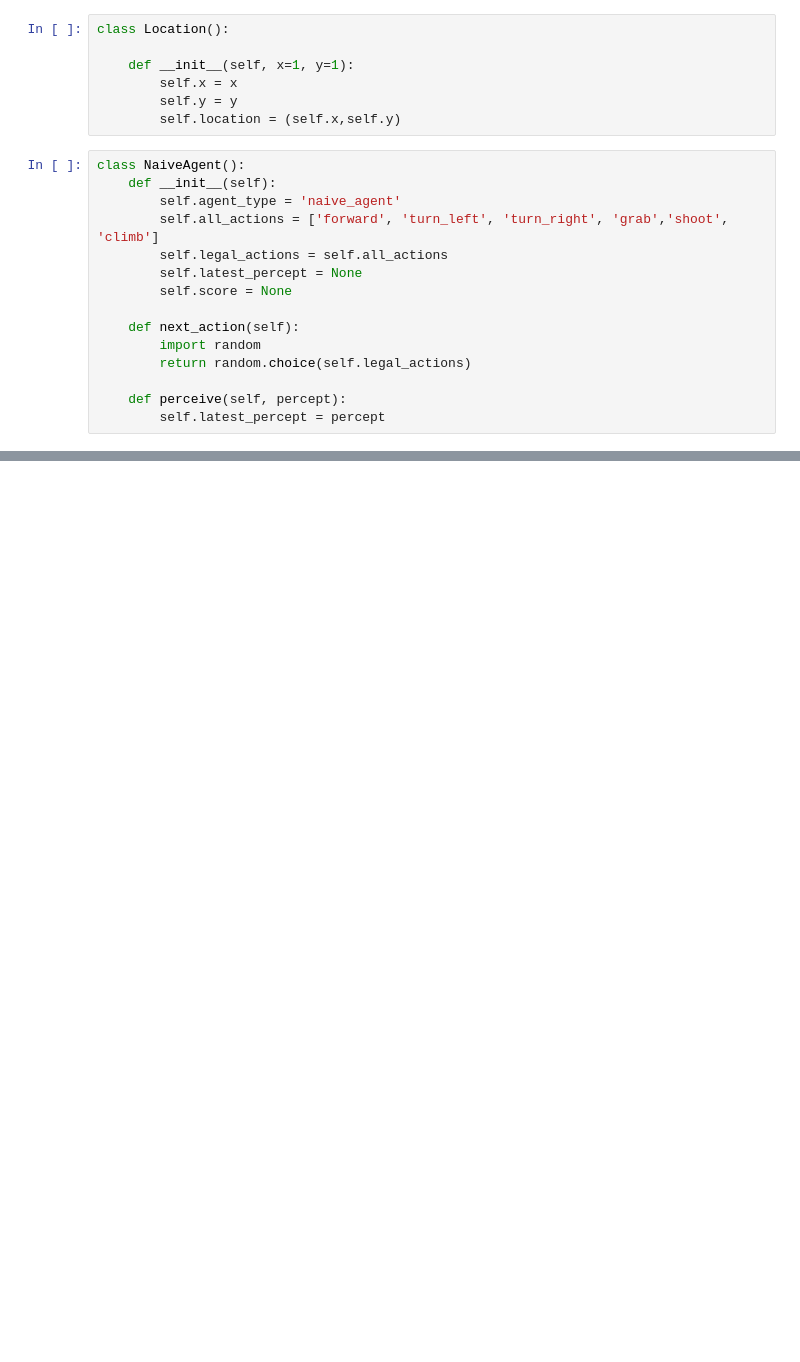
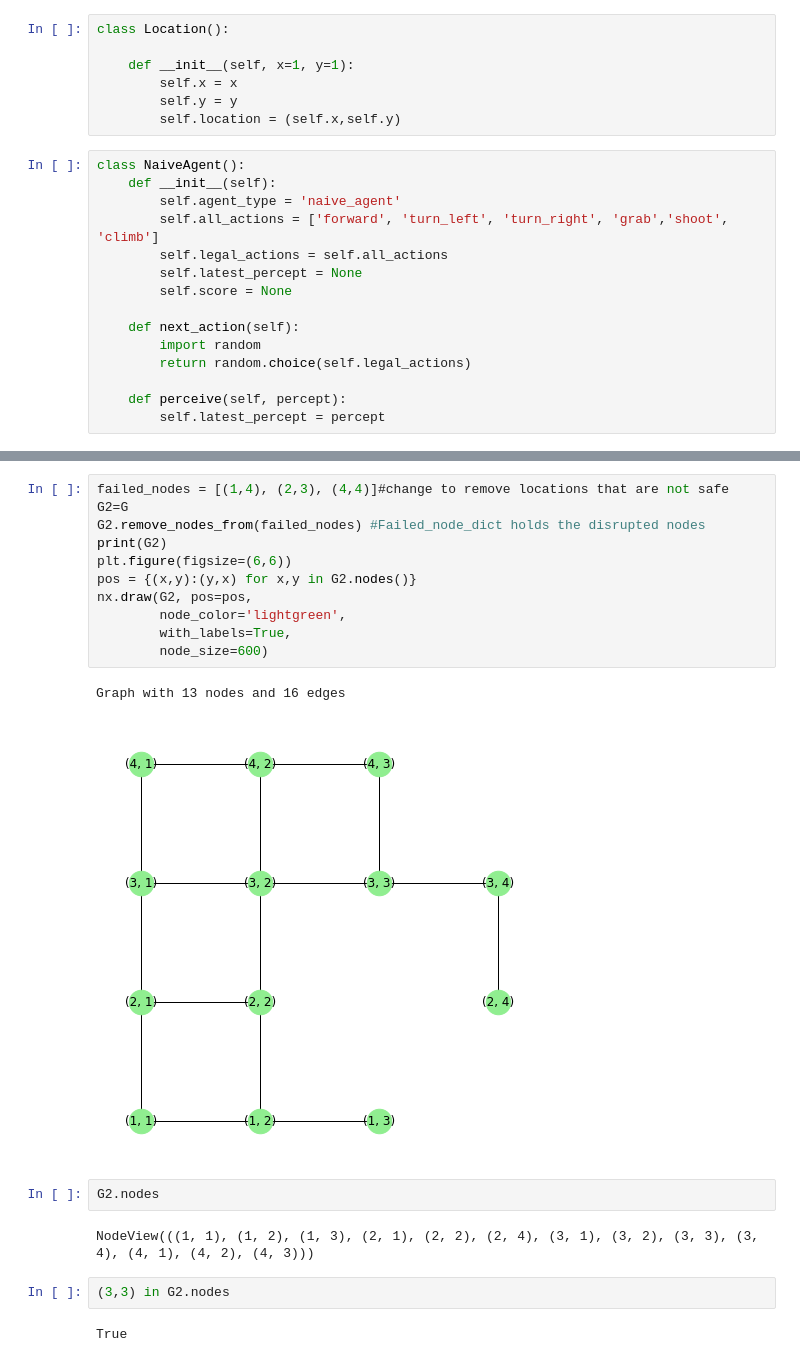
Before and after one commit to Juliana-Yakimchuk/WumpusWorld_ReinforcementLearning, a Jupyter notebook: Wumpus Environment.ipynb, the cells around one changed output, grey strips where cells are left out. Cells and saved outputs as stored; diff of their text form; blank space fills up the shorter version.

```diff
--- a/Wumpus Environment.ipynb
+++ b/Wumpus Environment.ipynb
@@ -22,0 +37,22 @@ class NaiveAgent():
+# %%
+failed_nodes = [(1,4), (2,3), (4,4)]#change to remove locations that are not safe
+G2=G
+G2.remove_nodes_from(failed_nodes) #Failed_node_dict holds the disrupted nodes
+print(G2)
+plt.figure(figsize=(6,6))
+pos = {(x,y):(y,x) for x,y in G2.nodes()}
+nx.draw(G2, pos=pos,
+        node_color='lightgreen',
+        with_labels=True,
+        node_size=600)
+# %% [output]
+Graph with 13 nodes and 16 edges
+[figure, added]
+# %%
+G2.nodes
+# %% [output]
+NodeView(((1, 1), (1, 2), (1, 3), (2, 1), (2, 2), (2, 4), (3, 1), (3, 2), (3, 3), (3, 4), (4, 1), (4, 2), (4, 3)))
+# %%
+(3,3) in G2.nodes
+# %% [output]
+True
```
Also changed, not shown: parts of 8 cells of this notebook, 1 other file.
